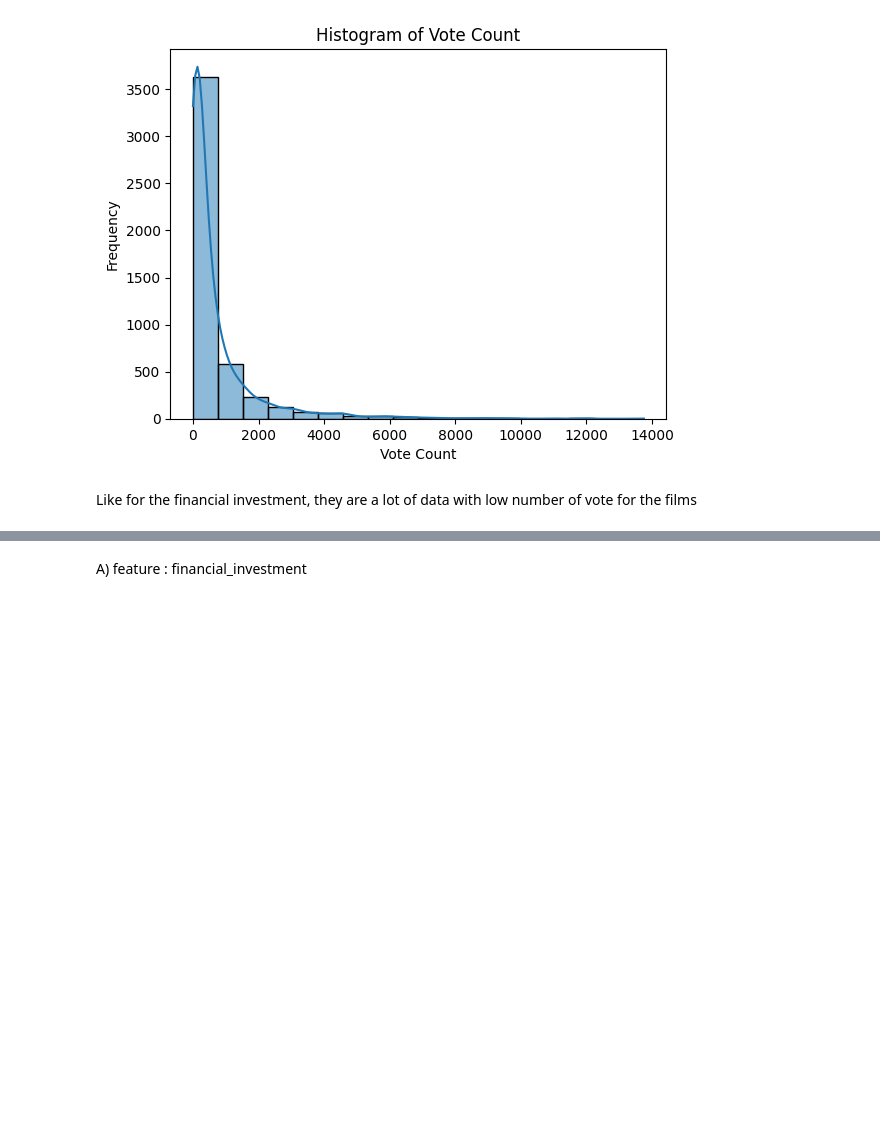
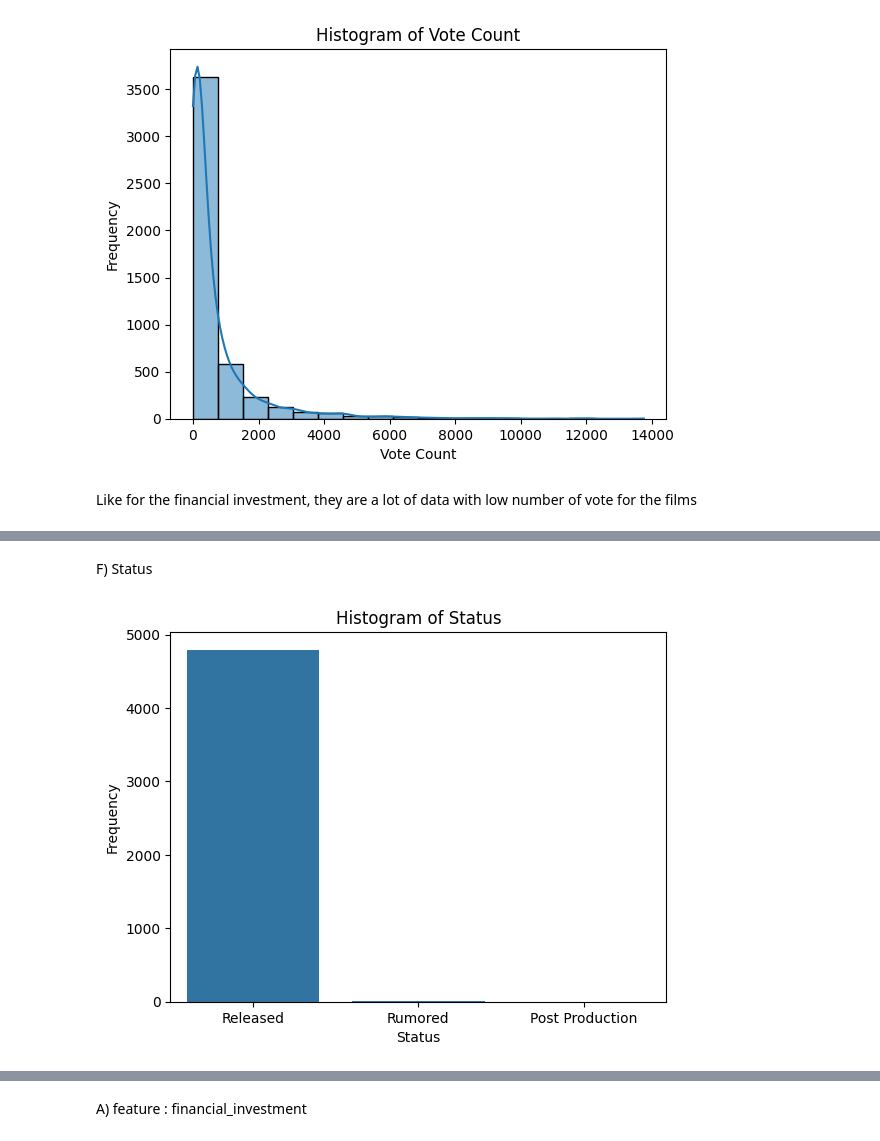
Before and after one commit to corentinmaillard/IA_Project, a Jupyter notebook: file.ipynb, the cells around one changed output, grey strips where cells are left out. Drawn from its saved outputs; the diff is of its cells as text; code cells hidden in the pictures; blank space fills up the shorter version.

```diff
--- a/file.ipynb
+++ b/file.ipynb
@@ -269,0 +302,10 @@ Like for the financial investment, they are a lot of data with low number of vot
+# %% [markdown]
+F) Status
+# %%
+sns.countplot(data=data_combind, x='status', order=data_combind['status'].value_counts().index)
+plt.title('Histogram of Status')
+plt.xlabel('Status')
+plt.ylabel('Frequency')
+plt.show()
+# %% [output]
+[figure, added]
```
Also changed, not shown: parts of 19 cells of this notebook.
